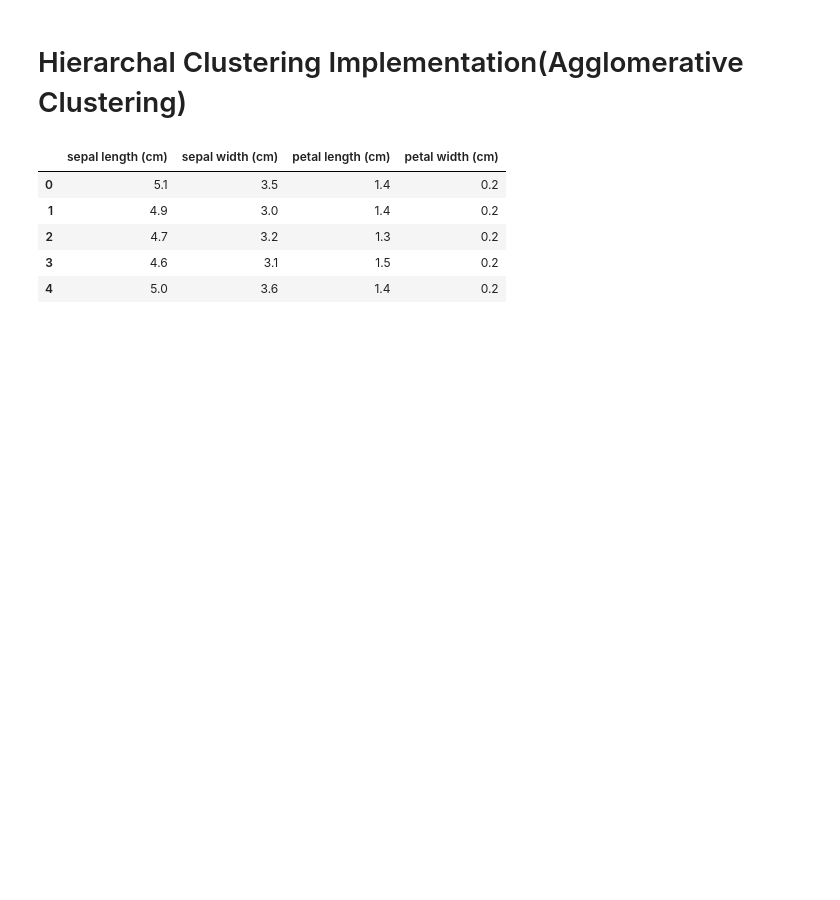
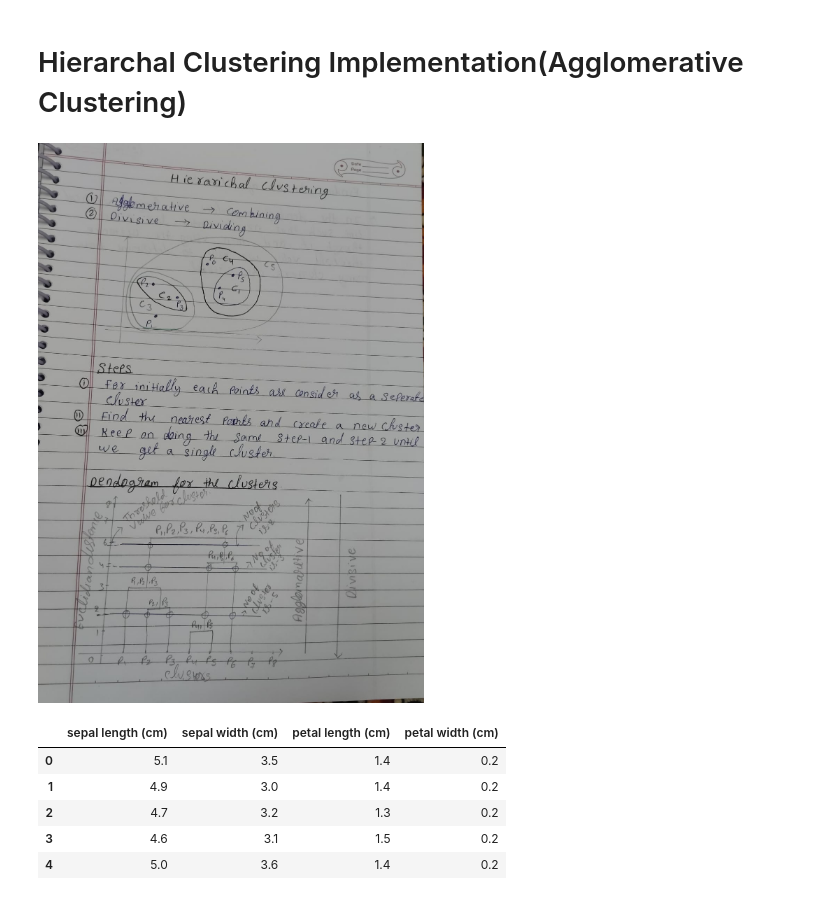
Before and after one commit to udityamerit/Complete-Machine-Learning-For-Beginners, a Jupyter notebook: 23-Hierarichal Clustering In ML/Hierarichal Clustering Implementation.ipynb, the cells around one changed output. Drawn from its saved outputs; the diff is of its cells as text; code cells hidden in the pictures; blank space fills up the shorter version.

Commit message:
adding the theory of hierarichal

```diff
--- a/23-Hierarichal Clustering In ML/Hierarichal Clustering Implementation.ipynb
+++ b/23-Hierarichal Clustering In ML/Hierarichal Clustering Implementation.ipynb
@@ -1,5 +1,10 @@
 # %% [markdown]
 # Hierarchal Clustering Implementation(Agglomerative Clustering)
+# %%
+from IPython.display import Image, display
+display(Image(filename='theory.jpg'))
+# %% [output]
+[figure, added]
 # %%
 import pandas as pd
 import numpy as np
```
Also changed, not shown: 2 other files.
